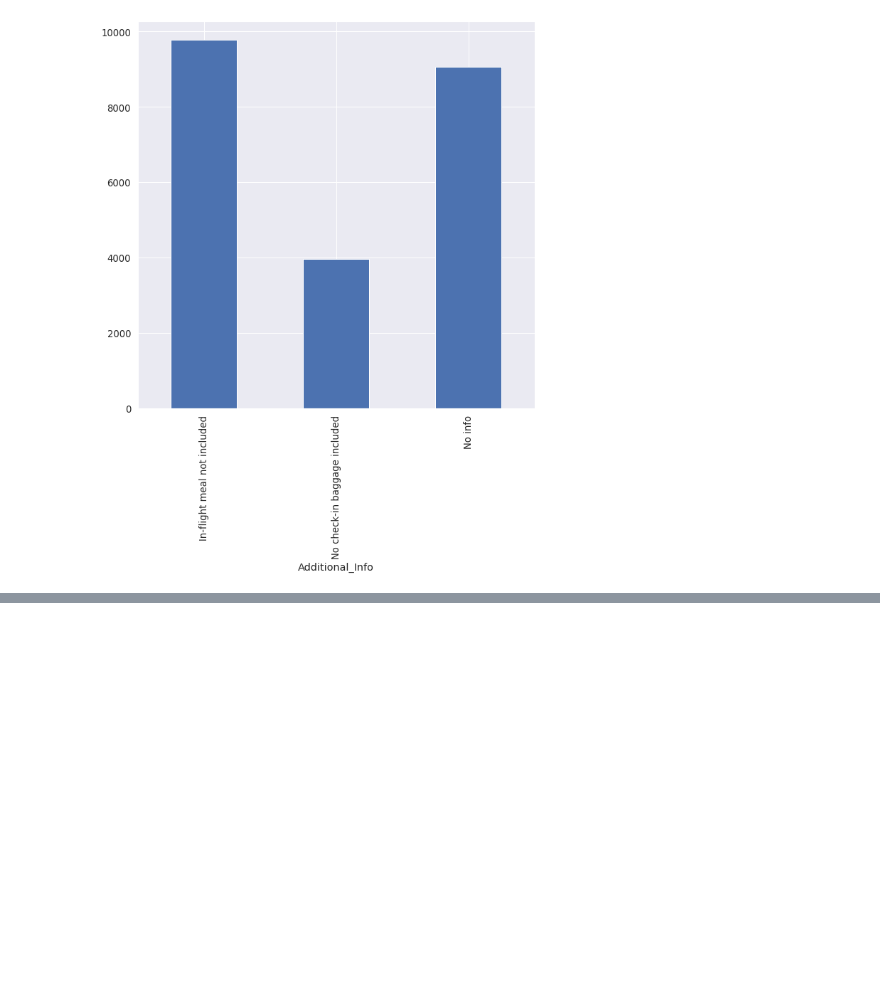
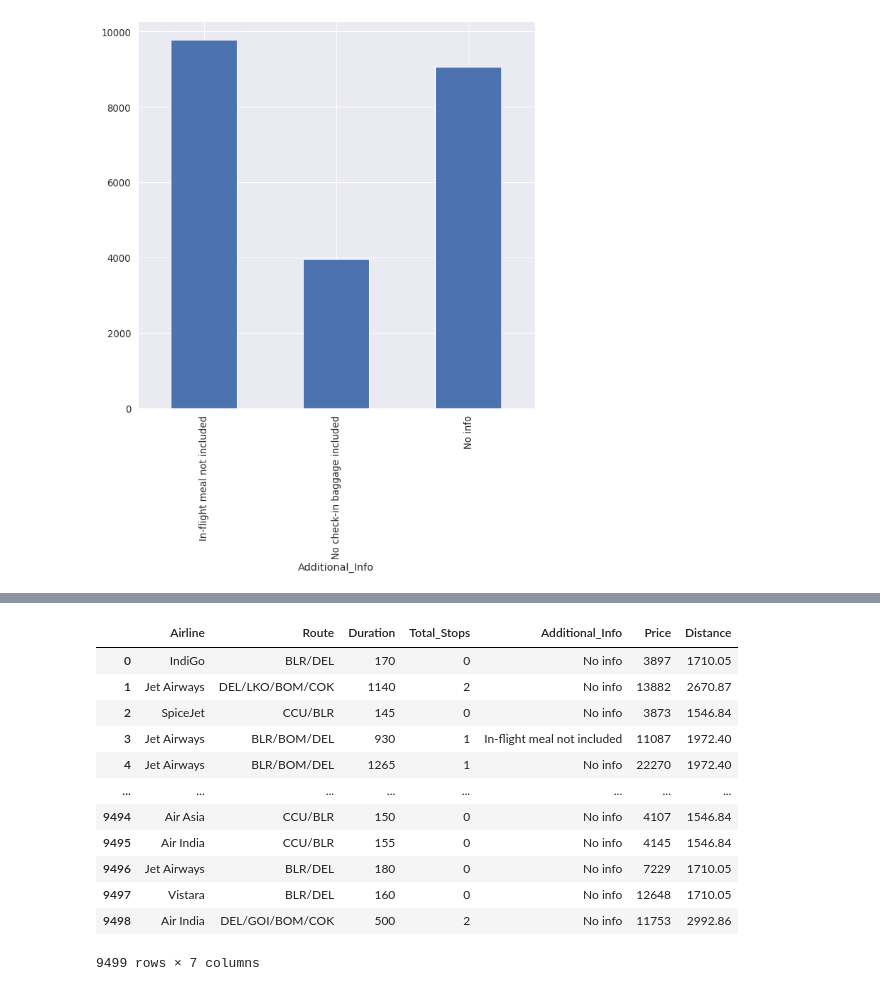
Before and after one commit to mabdulbaqui/Airlines, a Jupyter notebook: NoteBook/notbook.ipynb, the cells around one changed output, grey strips where cells are left out. Drawn from its saved outputs; the diff is of its cells as text; code cells hidden in the pictures; blank space fills up the shorter version.

```diff
--- a/NoteBook/notbook.ipynb
+++ b/NoteBook/notbook.ipynb
@@ -153,0 +177,24 @@ sns.stripplot(x="Additional_Info", y="Price", color="#474646", size=5, data=df)
+# %%
+# Cols=[]
+# c=0
+# for i in onehotencoder.categories_:
+#      for x in i:
+#         Cols.append(x[c]+'_'+x )
+#      c+=1
+df = df.dropna()
+df.reset_index(drop=True, inplace=True)
+df
+# %% [output]
+|  | Airline | Route | Duration | Total_Stops | Additional_Info | Price | Distance |
+| 0 | IndiGo | BLR/DEL | 170 | 0 | No info | 3897 | 1710.05 |
+| 1 | Jet Airways | DEL/LKO/BOM/COK | 1140 | 2 | No info | 13882 | 2670.87 |
+| 2 | SpiceJet | CCU/BLR | 145 | 0 | No info | 3873 | 1546.84 |
+| 3 | Jet Airways | BLR/BOM/DEL | 930 | 1 | In-flight meal not included | 11087 | 1972.40 |
+| 4 | Jet Airways | BLR/BOM/DEL | 1265 | 1 | No info | 22270 | 1972.40 |
+| ... | ... | ... | ... | ... | ... | ... | ... |
+| 9494 | Air Asia | CCU/BLR | 150 | 0 | No info | 4107 | 1546.84 |
+| 9495 | Air India | CCU/BLR | 155 | 0 | No info | 4145 | 1546.84 |
+| 9496 | Jet Airways | BLR/DEL | 180 | 0 | No info | 7229 | 1710.05 |
+| 9497 | Vistara | BLR/DEL | 160 | 0 | No info | 12648 | 1710.05 |
+| 9498 | Air India | DEL/GOI/BOM/COK | 500 | 2 | No info | 11753 | 2992.86 |
+9499 rows × 7 columns
```
Also changed, not shown: parts of 15 cells of this notebook.
